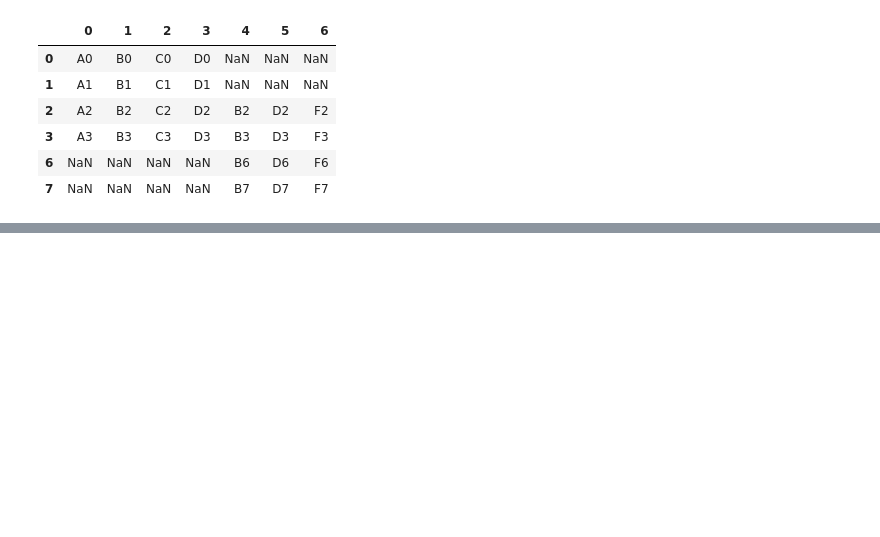
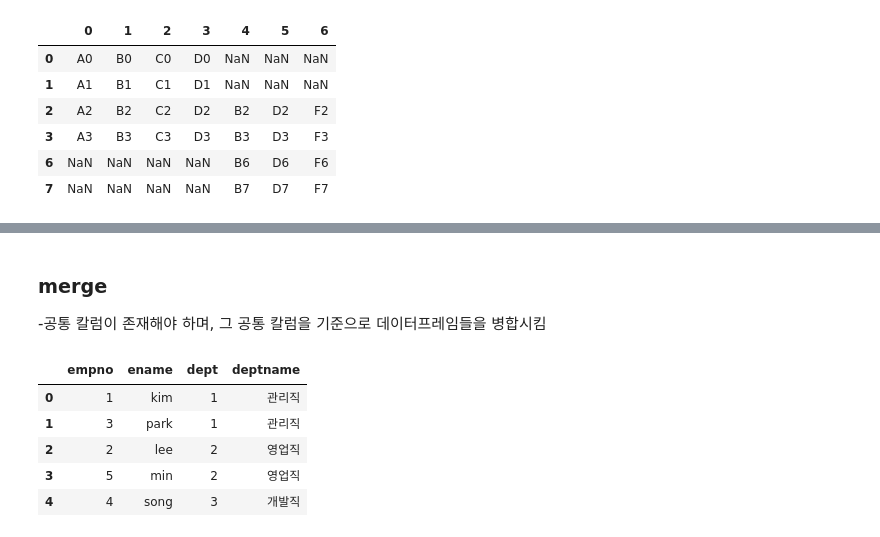
Before and after one commit to pillz9408/python, a Jupyter notebook: DataVisualize/(2-4) Pandas.ipynb, the cells around one changed output, grey strips where cells are left out. Saved outputs shown, nothing was run; the diff lists cells and outputs as text; code cells hidden in the pictures; blank space fills up the shorter version.

```diff
--- a/DataVisualize/(2-4) Pandas.ipynb
+++ b/DataVisualize/(2-4) Pandas.ipynb
@@ -702,0 +751,13 @@ result
+# %% [markdown]
+### merge
+ -공통 칼럼이 존재해야 하며, 그 공통 칼럼을 기준으로 데이터프레임들을 병합시킴
+# %%
+pd.merge(emp,dept)
+#공통된 dept 기준으로 병합
+# %% [output]
+|  | empno | ename | dept | deptname |
+| 0 | 1 | kim | 1 | 관리직 |
+| 1 | 3 | park | 1 | 관리직 |
+| 2 | 2 | lee | 2 | 영업직 |
+| 3 | 5 | min | 2 | 영업직 |
+| 4 | 4 | song | 3 | 개발직 |
```
Also changed, not shown: parts of 12 cells of this notebook.
